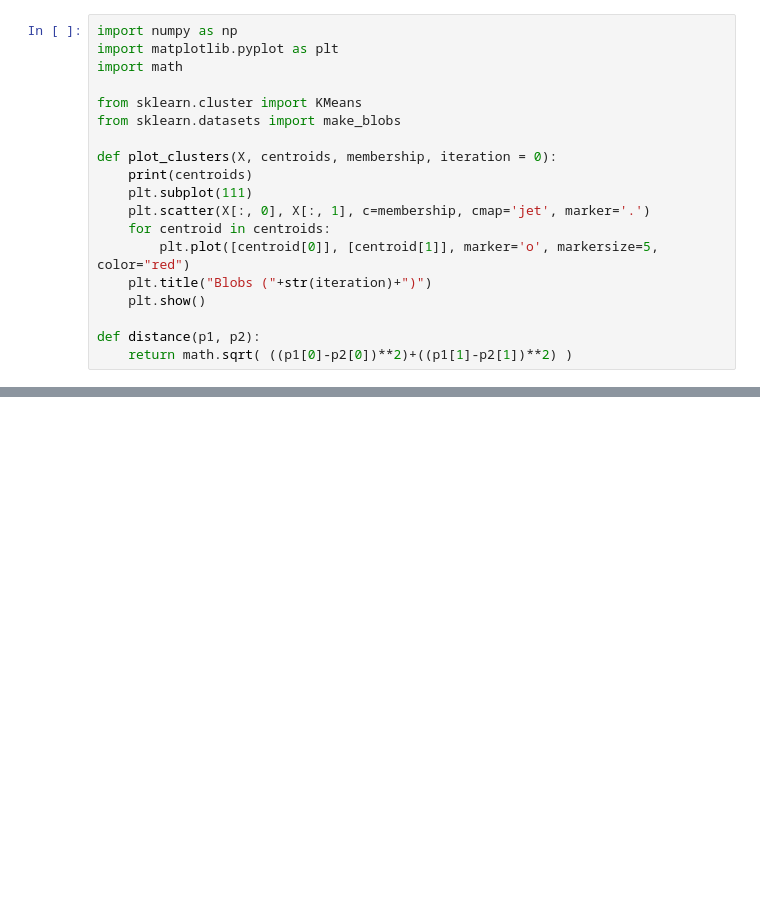
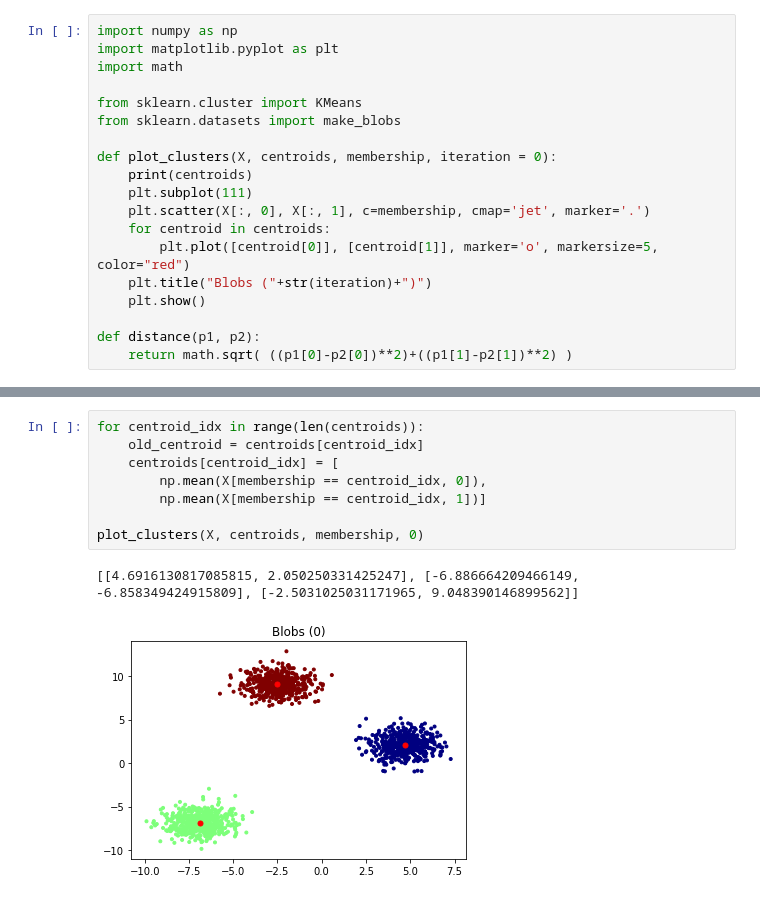
Before and after one commit to ignaciojvig/machine-learning-bootcamp, a Jupyter notebook: Atividades/Clustering/dummy_clustering_clean.ipynb, the cells around one changed output, grey strips where cells are left out. Cells and saved outputs as stored; diff of their text form; blank space fills up the shorter version.

```diff
--- a/Atividades/Clustering/dummy_clustering_clean.ipynb
+++ b/Atividades/Clustering/dummy_clustering_clean.ipynb
@@ -42,0 +58,11 @@ def distance(p1, p2):
+# %%
+for centroid_idx in range(len(centroids)):
+    old_centroid = centroids[centroid_idx]
+    centroids[centroid_idx] = [
+        np.mean(X[membership == centroid_idx, 0]),
+        np.mean(X[membership == centroid_idx, 1])]
+
+plot_clusters(X, centroids, membership, 0)
+# %% [output]
+[[4.6916130817085815, 2.050250331425247], [-6.886664209466149, -6.858349424915809], [-2.5031025031171965, 9.048390146899562]]
+[figure, added]
```
Also changed, not shown: parts of 9 cells of this notebook, 1 other file.
